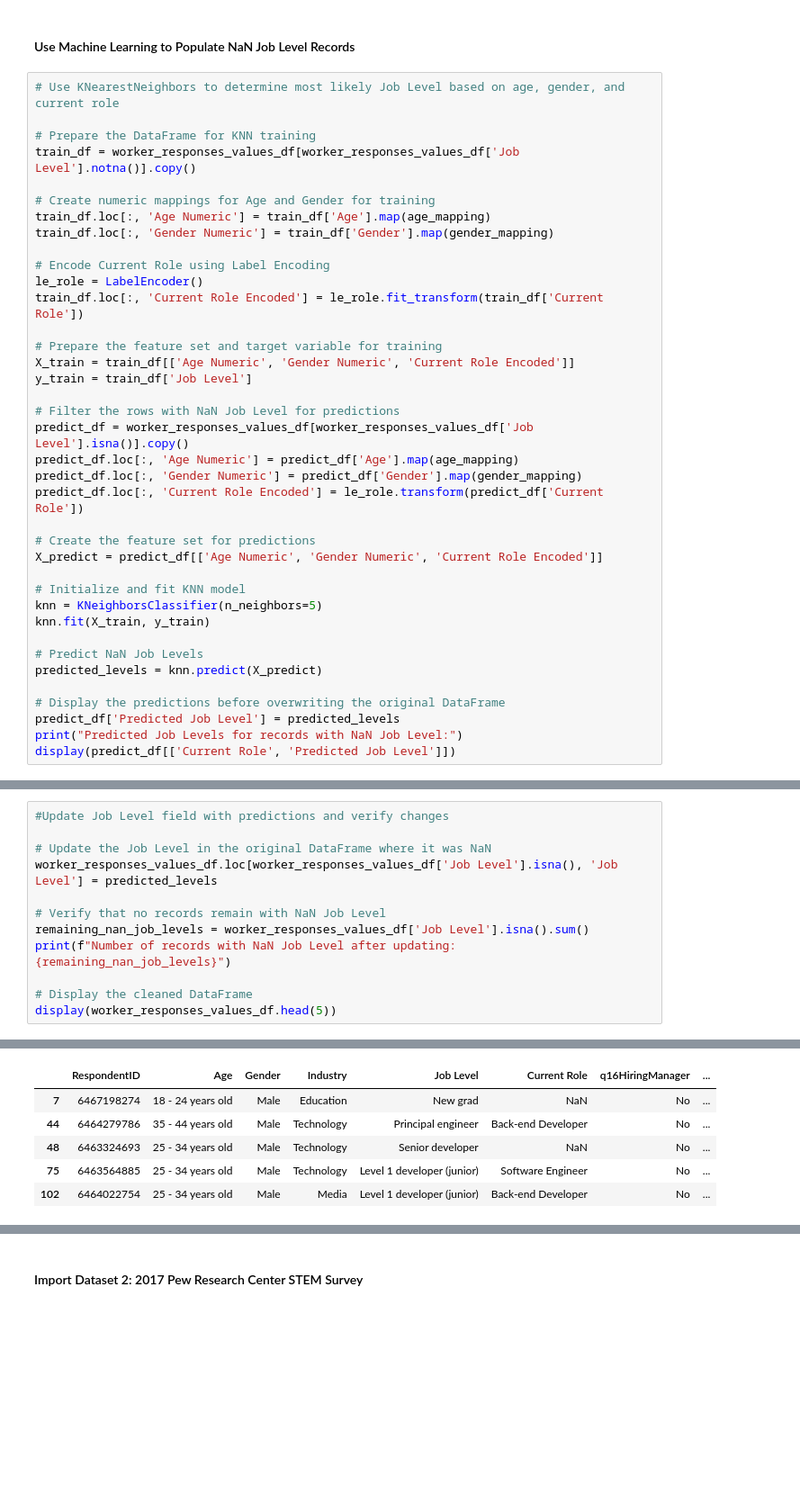
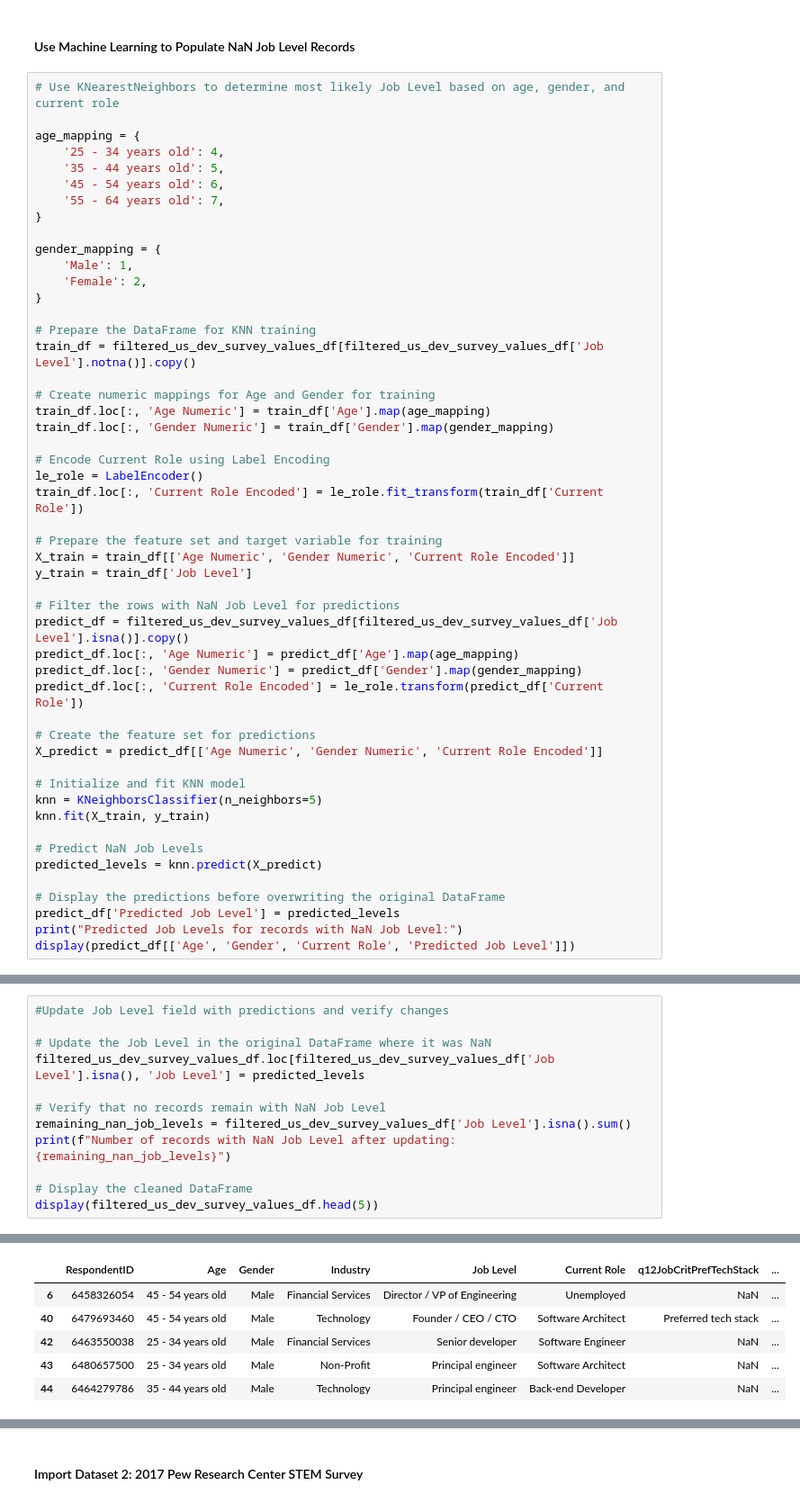
Before and after one commit to IT4063C-Fall24/final-project-yaumj, a Jupyter notebook: source.ipynb, the cells around one changed output, grey strips where cells are left out. Shown at 90% size. Drawn from its saved outputs; the diff is of its cells as text; blank space fills up the shorter version.

Commit message:
Used KNearestNeighbors to determine the most likely Job Level when the field was left blank. Updated the dataset with KNN predictions.

```diff
--- a/source.ipynb
+++ b/source.ipynb
@@ -845,8 +845,20 @@ plt.show()
 # %%
 # Use KNearestNeighbors to determine most likely Job Level based on age, gender, and current role
 
+age_mapping = {
+    '25 - 34 years old': 4,
+    '35 - 44 years old': 5,
+    '45 - 54 years old': 6,
+    '55 - 64 years old': 7,
+}
+
+gender_mapping = {
+    'Male': 1,
+    'Female': 2,
+}
+
 # Prepare the DataFrame for KNN training
-train_df = worker_responses_values_df[worker_responses_values_df['Job Level'].notna()].copy()
+train_df = filtered_us_dev_survey_values_df[filtered_us_dev_survey_values_df['Job Level'].notna()].copy()
 
 # Create numeric mappings for Age and Gender for training
 train_df.loc[:, 'Age Numeric'] = train_df['Age'].map(age_mapping)
@@ -861,7 +873,7 @@ X_train = train_df[['Age Numeric', 'Gender Numeric', 'Current Role Encoded']]
 y_train = train_df['Job Level']
 
 # Filter the rows with NaN Job Level for predictions
-predict_df = worker_responses_values_df[worker_responses_values_df['Job Level'].isna()].copy()
+predict_df = filtered_us_dev_survey_values_df[filtered_us_dev_survey_values_df['Job Level'].isna()].copy()
 predict_df.loc[:, 'Age Numeric'] = predict_df['Age'].map(age_mapping)
 predict_df.loc[:, 'Gender Numeric'] = predict_df['Gender'].map(gender_mapping)
 predict_df.loc[:, 'Current Role Encoded'] = le_role.transform(predict_df['Current Role'])
@@ -879,5 +891,5 @@ predicted_levels = knn.predict(X_predict)
 # Display the predictions before overwriting the original DataFrame
 predict_df['Predicted Job Level'] = predicted_levels
 print("Predicted Job Levels for records with NaN Job Level:")
-display(predict_df[['Current Role', 'Predicted Job Level']])
+display(predict_df[['Age', 'Gender', 'Current Role', 'Predicted Job Level']])
 # %% [output]
@@ -885,20 +910,20 @@ NameError: name 'age_mapping' is not defined
 # %%
 #Update Job Level field with predictions and verify changes
 
 # Update the Job Level in the original DataFrame where it was NaN
-worker_responses_values_df.loc[worker_responses_values_df['Job Level'].isna(), 'Job Level'] = predicted_levels
+filtered_us_dev_survey_values_df.loc[filtered_us_dev_survey_values_df['Job Level'].isna(), 'Job Level'] = predicted_levels
 
 # Verify that no records remain with NaN Job Level
-remaining_nan_job_levels = worker_responses_values_df['Job Level'].isna().sum()
+remaining_nan_job_levels = filtered_us_dev_survey_values_df['Job Level'].isna().sum()
 print(f"Number of records with NaN Job Level after updating: {remaining_nan_job_levels}")
 
 # Display the cleaned DataFrame
-display(worker_responses_values_df.head(5))
+display(filtered_us_dev_survey_values_df.head(5))
 # %% [output]
 Number of records with NaN Job Level after updating: 0
-|  | RespondentID | Age | Gender | Industry | Job Level | Current Role | q16HiringManager | ... |
-| 7 | 6467198274 | 18 - 24 years old | Male | Education | New grad | NaN | No | ... |
-| 44 | 6464279786 | 35 - 44 years old | Male | Technology | Principal engineer | Back-end Developer | No | ... |
-| 48 | 6463324693 | 25 - 34 years old | Male | Technology | Senior developer | NaN | No | ... |
-| 75 | 6463564885 | 25 - 34 years old | Male | Technology | Level 1 developer (junior) | Software Engineer | No | ... |
-| 102 | 6464022754 | 25 - 34 years old | Male | Media | Level 1 developer (junior) | Back-end Developer | No | ... |
+|  | RespondentID | Age | Gender | Industry | Job Level | Current Role | q12JobCritPrefTechStack | ... |
+| 6 | 6458326054 | 45 - 54 years old | Male | Financial Services | Director / VP of Engineering | Unemployed | NaN | ... |
+| 40 | 6479693460 | 45 - 54 years old | Male | Technology | Founder / CEO / CTO | Software Architect | Preferred tech stack | ... |
+| 42 | 6463550038 | 25 - 34 years old | Male | Financial Services | Senior developer | Software Engineer | NaN | ... |
+| 43 | 6480657500 | 25 - 34 years old | Male | Non-Profit | Principal engineer | Software Architect | NaN | ... |
+| 44 | 6464279786 | 35 - 44 years old | Male | Technology | Principal engineer | Back-end Developer | NaN | ... |
```
Also changed, not shown: parts of 2 cells of this notebook.
